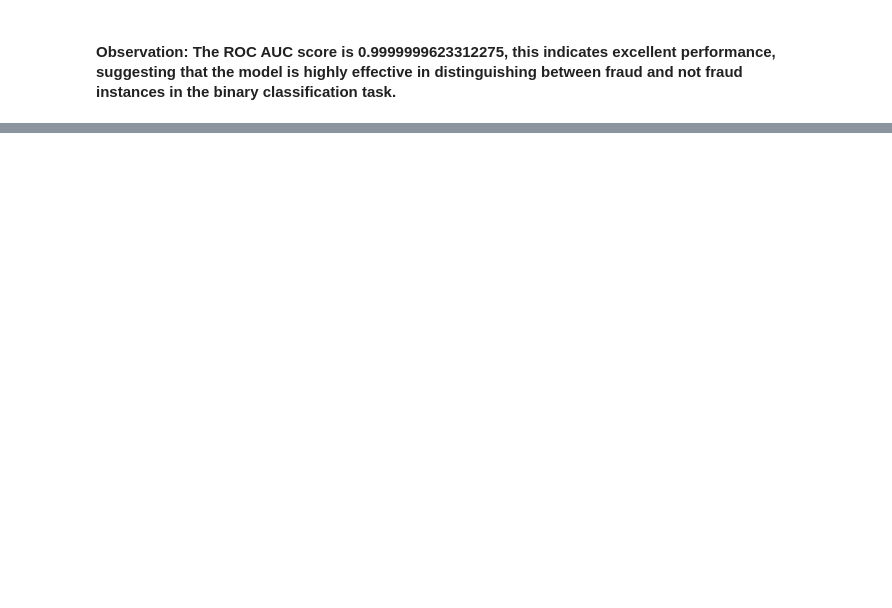
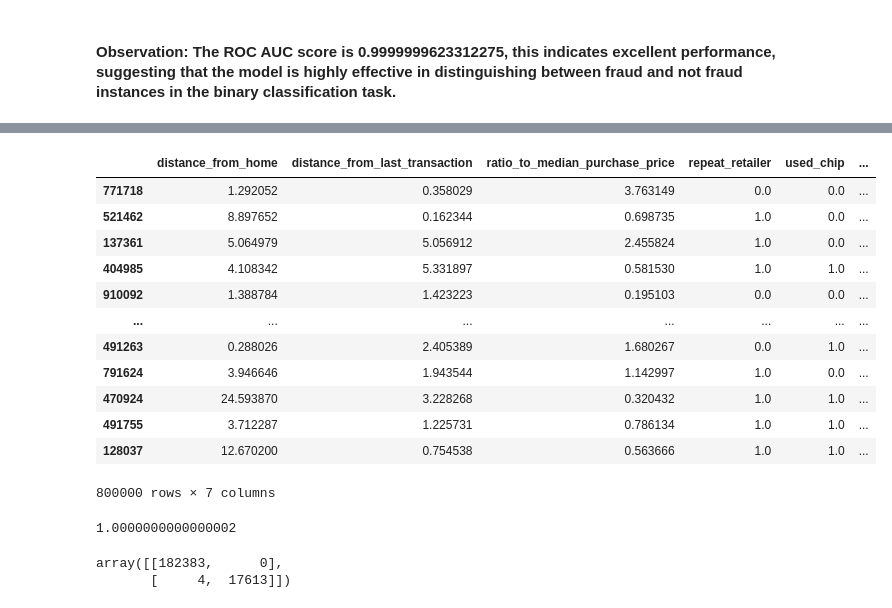
Before and after one commit to cyberholics/Machine-Learning-Zoomcamp-Midterm-Project, a Jupyter notebook: credit card fraud detection.ipynb, the cells around one changed output, grey strips where cells are left out. Saved outputs shown, nothing was run; the diff lists cells and outputs as text; code cells hidden in the pictures; blank space fills up the shorter version.

```diff
--- a/credit card fraud detection.ipynb
+++ b/credit card fraud detection.ipynb
@@ -160,3 +145,15 @@ y_train_oversampled.value_counts(normalize=True).plot(kind="bar")
+# %%
+data_full_train,data_test=train_test_split(data,test_size=0.2,random_state=1)
+data_train,data_val=train_test_split(data_full_train,test_size=0.25,random_state=1)
+data_train=data_train.reset_index(drop=True)
+data_test=data_test.reset_index(drop=True)
+data_val=data_val.reset_index(drop=True)
+y_train=data_train.fraud
+y_test=data_test.fraud
+y_val=data_val.fraud
+del data_train['fraud']
+del data_test['fraud']
+del data_val['fraud']
 # %% [markdown]
 ## Features Importance (Correlation)
 # %%
@@ -235,0 +266,20 @@ array([[182547,      2],
+# %%
+Y_train=data_full_train.fraud
+X_train= data_full_train
+del X_train["fraud"]
+# %%
+X_train
+# %% [output]
+|  | distance_from_home | distance_from_last_transaction | ratio_to_median_purchase_price | repeat_retailer | used_chip | ... |
+| 771718 | 1.292052 | 0.358029 | 3.763149 | 0.0 | 0.0 | ... |
+| 521462 | 8.897652 | 0.162344 | 0.698735 | 1.0 | 0.0 | ... |
+| 137361 | 5.064979 | 5.056912 | 2.455824 | 1.0 | 0.0 | ... |
+| 404985 | 4.108342 | 5.331897 | 0.581530 | 1.0 | 1.0 | ... |
+| 910092 | 1.388784 | 1.423223 | 0.195103 | 0.0 | 0.0 | ... |
+| ... | ... | ... | ... | ... | ... | ... |
+| 491263 | 0.288026 | 2.405389 | 1.680267 | 0.0 | 1.0 | ... |
+| 791624 | 3.946646 | 1.943544 | 1.142997 | 1.0 | 0.0 | ... |
+| 470924 | 24.593870 | 3.228268 | 0.320432 | 1.0 | 1.0 | ... |
+| 491755 | 3.712287 | 1.225731 | 0.786134 | 1.0 | 1.0 | ... |
+| 128037 | 12.670200 | 0.754538 | 0.563666 | 1.0 | 1.0 | ... |
+800000 rows × 7 columns
@@ -235,0 +303,11 @@ array([[182547,      2],
+# %%
+prediction = model.predict(dtest)
+roc_auc_score(y_test, prediction)
+# %% [output]
+1.0000000000000002
+# %%
+prediction_binary = (prediction >= 0.5).astype(int)
+confusion_matrix(y_test, prediction_binary)
+# %% [output]
+array([[182383,      0],
+       [     4,  17613]])
```
Also changed, not shown: parts of 18 cells of this notebook.
